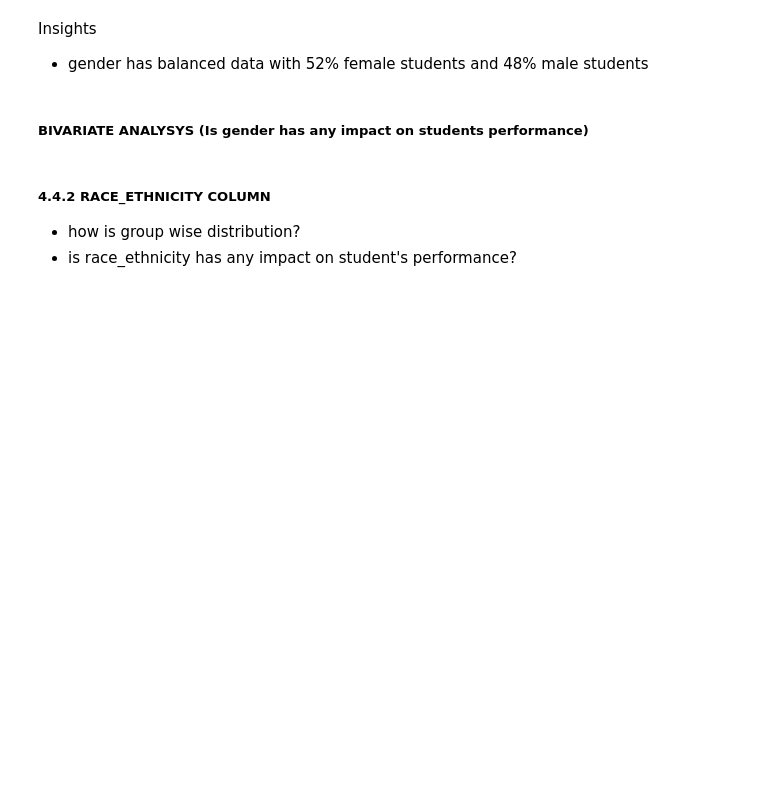
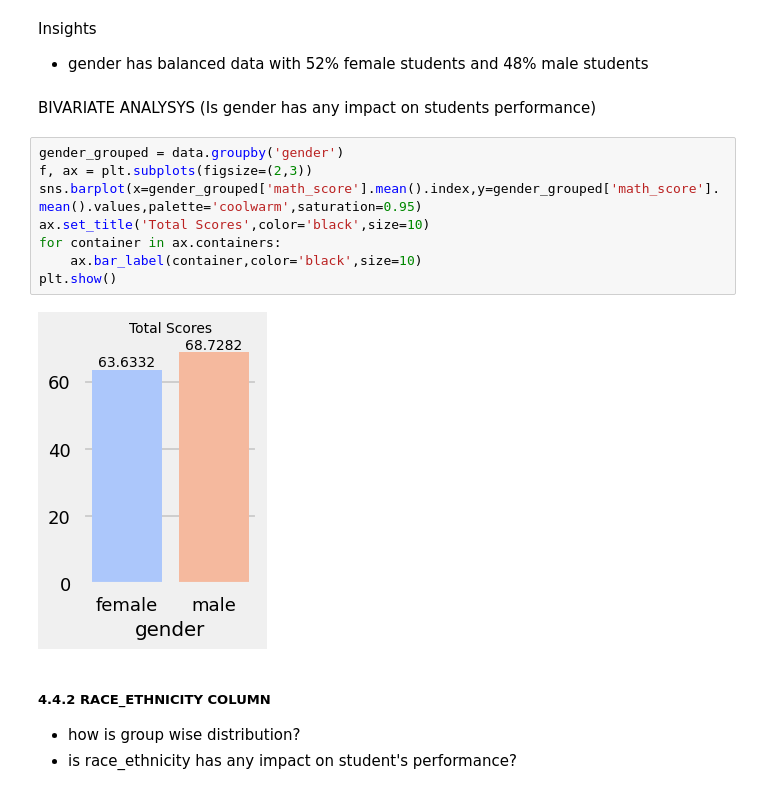
Before and after one commit to vamsi-renumala/ML_project, a Jupyter notebook: notebook/EDA STUDENT PERFORMANCE.ipynb, the cells around one changed output. Drawn from its saved outputs; the diff is of its cells as text; blank space fills up the shorter version.

```diff
--- a/notebook/EDA STUDENT PERFORMANCE.ipynb
+++ b/notebook/EDA STUDENT PERFORMANCE.ipynb
@@ -458,7 +458,17 @@ plt.show()
 Insights
 - gender has balanced data with 52% female students and 48% male students
 # %% [markdown]
-##### BIVARIATE ANALYSYS (Is gender has any impact on students performance)
+BIVARIATE ANALYSYS (Is gender has any impact on students performance)
+# %%
+gender_grouped = data.groupby('gender')
+f, ax = plt.subplots(figsize=(2,3))
+sns.barplot(x=gender_grouped['math_score'].mean().index,y=gender_grouped['math_score'].mean().values,palette='coolwarm',saturation=0.95)
+ax.set_title('Total Scores',color='black',size=10)
+for container in ax.containers:
+    ax.bar_label(container,color='black',size=10)
+plt.show()
+# %% [output]
+[figure, added]
 # %% [markdown]
 ##### 4.4.2 RACE_ETHNICITY COLUMN
 - how is group wise distribution?
```
Also changed, not shown: parts of 9 cells of this notebook, 6 other files.
